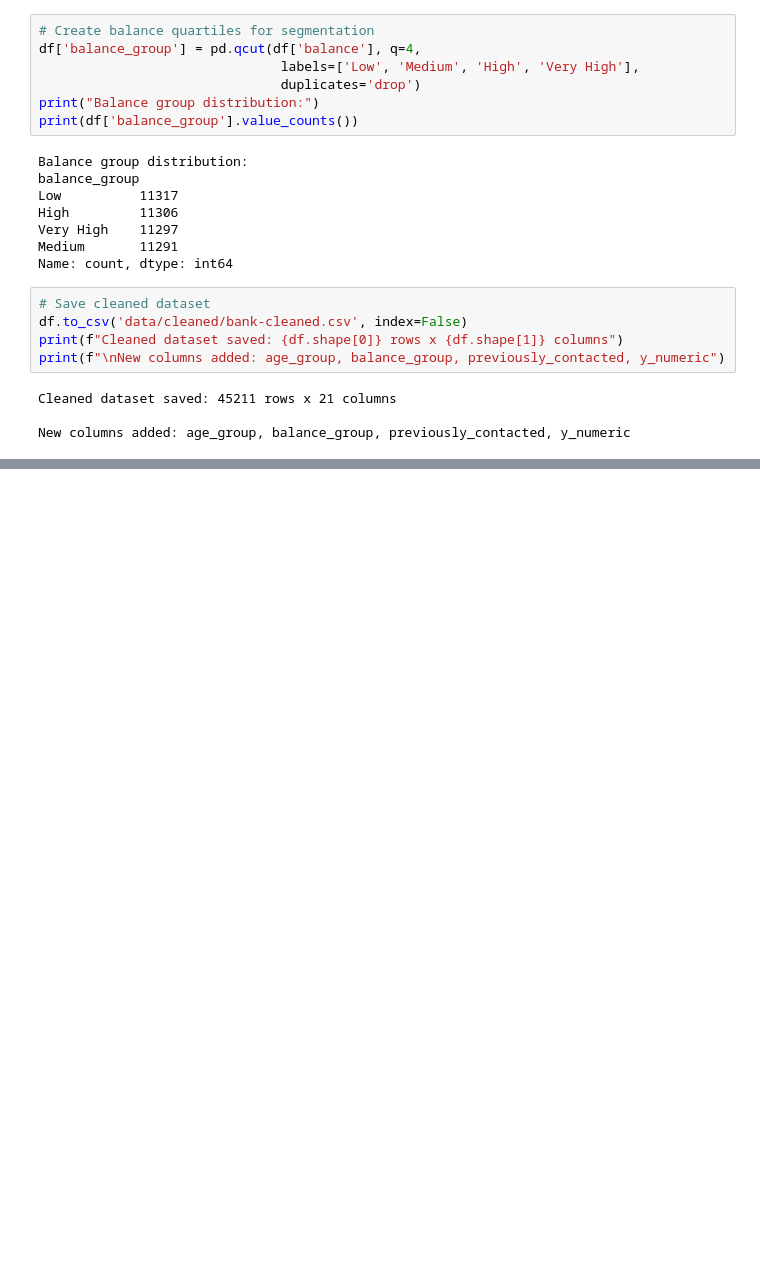
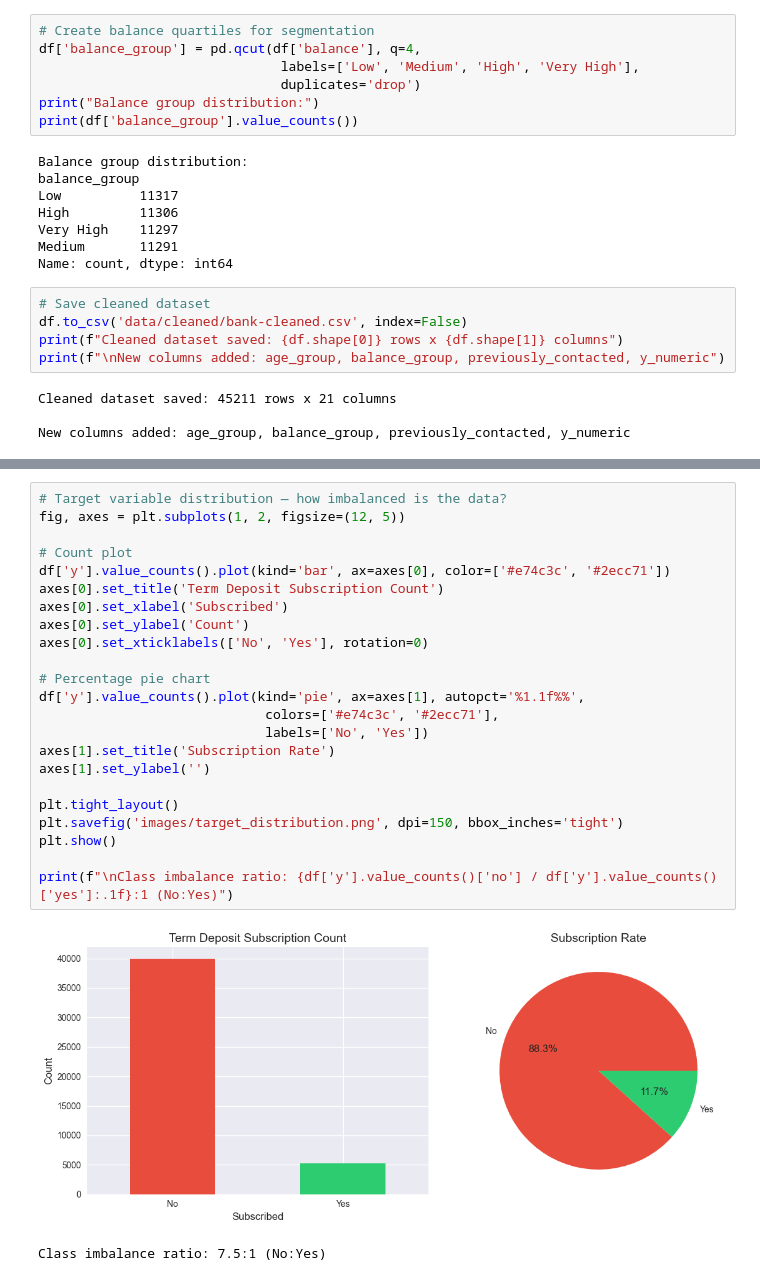
Before and after one commit to agrani1411/marketanalysis, a Jupyter notebook: Marketing_ROI_Analysis.ipynb, the cells around one changed output, grey strips where cells are left out. Cells and saved outputs as stored; diff of their text form; blank space fills up the shorter version.

Commit message:
feat: add notebook Part 3 -- exploratory data analysis with visualizations
Co-Authored-By: Claude Sonnet 4.6 <noreply@anthropic.com>

```diff
--- a/Marketing_ROI_Analysis.ipynb
+++ b/Marketing_ROI_Analysis.ipynb
@@ -248,0 +253,26 @@ New columns added: age_group, balance_group, previously_contacted, y_numeric
+# %%
+# Target variable distribution — how imbalanced is the data?
+fig, axes = plt.subplots(1, 2, figsize=(12, 5))
+
+# Count plot
+df['y'].value_counts().plot(kind='bar', ax=axes[0], color=['#e74c3c', '#2ecc71'])
+axes[0].set_title('Term Deposit Subscription Count')
+axes[0].set_xlabel('Subscribed')
+axes[0].set_ylabel('Count')
+axes[0].set_xticklabels(['No', 'Yes'], rotation=0)
+
+# Percentage pie chart
+df['y'].value_counts().plot(kind='pie', ax=axes[1], autopct='%1.1f%%',
+                             colors=['#e74c3c', '#2ecc71'],
+                             labels=['No', 'Yes'])
+axes[1].set_title('Subscription Rate')
+axes[1].set_ylabel('')
+
+plt.tight_layout()
+plt.savefig('images/target_distribution.png', dpi=150, bbox_inches='tight')
+plt.show()
+
+print(f"\nClass imbalance ratio: {df['y'].value_counts()['no'] / df['y'].value_counts()['yes']:.1f}:1 (No:Yes)")
+# %% [output]
+[figure, added]
+Class imbalance ratio: 7.5:1 (No:Yes)
```
Also changed, not shown: parts of 6 cells of this notebook, 3 other files.
